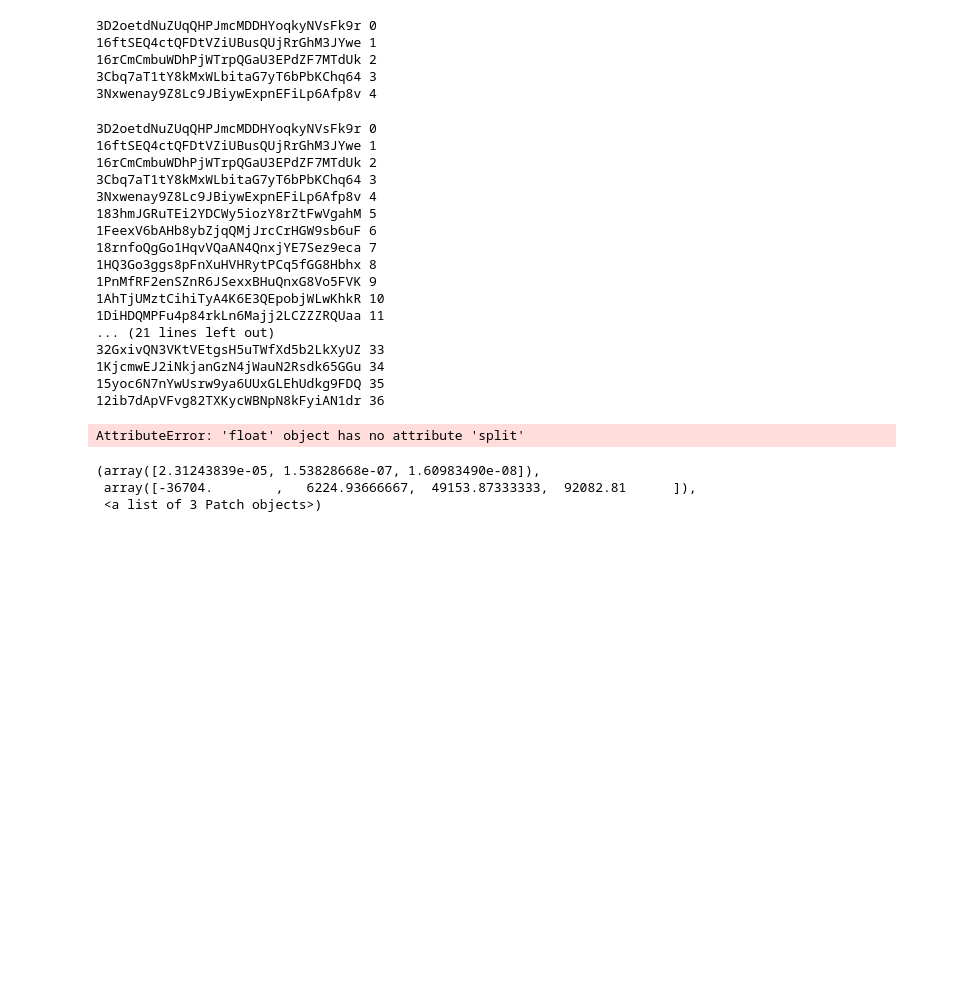
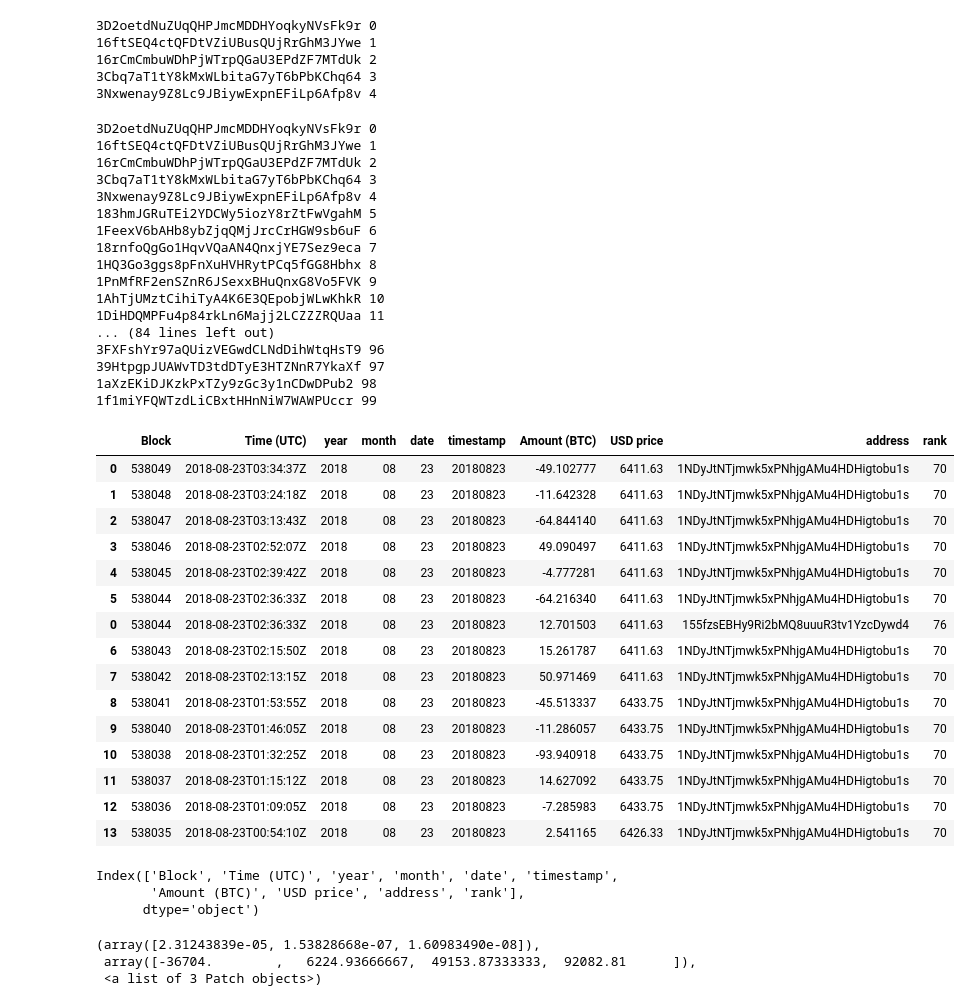
Before and after one commit to gary136/Work_files, a Jupyter notebook: bit_trad_his.ipynb, the cells around one changed output. Drawn from its saved outputs; the diff is of its cells as text; code cells hidden in the pictures; blank space fills up the shorter version.

```diff
--- a/bit_trad_his.ipynb
+++ b/bit_trad_his.ipynb
@@ -105,19 +90,14 @@ df_copy = df.copy()
 # %%
 def clean(df):
     df.columns = ['Block', 'Time (UTC)', 'Amount (BTC)', 'Balance (BTC)', 'Balance (USD)']
-    df['year'] = df['Time (UTC)'].apply(lambda x:x.split('-')[0])
-    df['month'] = df['Time (UTC)'].apply(lambda x:x.split('-')[1])
-    df['date'] = df['Time (UTC)'].apply(lambda x:x[8:10])
     def iso(x):
         t = x.split(' ')
         return t[0]+'T'+t[1]+'Z'
-    df['Time (UTC)'] = df['Time (UTC)'].apply(iso)
     def add(cols):
         year = cols[0]
         month = cols[1]
         date = cols[2]
         return int(str(year)+str(month)+str(date))
-    df['timestamp'] = df[['year', 'month', 'date']].apply(add,axis=1)
     def btc(x):
         x = str(x)[:-4]
         x = x.replace(',','')
@@ -125,17 +105,26 @@ def clean(df):
             return float(x[1:])
         else:
             return float(x)
-    df['Amount (BTC)'] = df['Amount (BTC)'].apply(btc)
-    df['Balance (BTC)'] = df['Balance (BTC)'].apply(btc)
-    df['USD price'] = df['Balance (USD)'].apply(lambda x:x.split('@')[1])
-    df['Balance (USD)'] = df['Balance (USD)'].apply(lambda x:x.split('@')[0])
     def usd(x):
         x = x.replace('$', '')
         x = x.replace(' ', '')
         x = x.replace(',', '')
         return float(x)
-    df['USD price'] = df['USD price'].apply(usd)
-    df['Balance (USD)'] = df['Balance (USD)'].apply(usd)
+    df['year'] = df['Time (UTC)'].apply(lambda x:x.split('-')[0])
+    df['month'] = df['Time (UTC)'].apply(lambda x:x.split('-')[1])
+    df['date'] = df['Time (UTC)'].apply(lambda x:x[8:10])
+    df['Time (UTC)'] = df['Time (UTC)'].apply(iso)
+    df['timestamp'] = df[['year', 'month', 'date']].apply(add,axis=1)
+    df['Amount (BTC)'] = df['Amount (BTC)'].apply(btc)
+    df['Balance (BTC)'] = df['Balance (BTC)'].apply(btc)
+    try:
+        df['USD price'] = df['Balance (USD)'].apply(lambda x:x.split('@')[1])
+        df['Balance (USD)'] = df['Balance (USD)'].apply(lambda x:x.split('@')[0])
+        df['USD price'] = df['USD price'].apply(usd)
+        df['Balance (USD)'] = df['Balance (USD)'].apply(usd)
+    except AttributeError:
+        print('no usd record')
+
     df = df[['Block', 'Time (UTC)', 'year', 'month', 'date', 'timestamp', 'Amount (BTC)', 'Balance (BTC)', 'Balance (USD)', 'USD price']]
     return df
 # %%
@@ -186,6 +154,7 @@ class rich_scrapper(object):
     def get_table(self):
         res = requests.get(self.url, self.headers)
         df = pd.read_html(res.text)[2]
+        df = df[df['Balance, USD'].isnull() != True]
         return df
 
     @staticmethod
@@ -263,11 +232,14 @@ for i in rich_address_short:
 3Nxwenay9Z8Lc9JBiywExpnEFiLp6Afp8v 4
 # %%
 all_list = []
+a = address_scrapper()
+rich_address = a.get_list()
 for i in rich_address:
     print(i, rich_address.index(i))
     t = rich_scrapper('https://bitinfocharts.com/bitcoin/address/{}-full'.format(i))
     df = t.clean_table(t.get_table())
     df['address'] = i
+    df['rank'] = rich_address.index(i) + 1
     all_list.append(df)
 df_sum = pd.concat(all_list).sort_values(by='Block', ascending=False)
 # %% [output]
@@ -283,9 +255,10 @@ df_sum = pd.concat(all_list).sort_values(by='Block', ascending=False)
 1PnMfRF2enSZnR6JSexxBHuQnxG8Vo5FVK 9
 1AhTjUMztCihiTyA4K6E3QEpobjWLwKhkR 10
 1DiHDQMPFu4p84rkLn6Majj2LCZZZRQUaa 11
-... (21 lines left out)
-32GxivQN3VKtVEtgsH5uTWfXd5b2LkXyUZ 33
-1KjcmwEJ2iNkjanGzN4jWauN2Rsdk65GGu 34
-15yoc6N7nYwUsrw9ya6UUxGLEhUdkg9FDQ 35
-12ib7dApVFvg82TXKycWBNpN8kFyiAN1dr 36
+... (84 lines left out)
+3FXFshYr97aQUizVEGwdCLNdDihWtqHsT9 96
+39HtpgpJUAWvTD3tdDTyE3HTZNnR7YkaXf 97
+1aXzEKiDJKzkPxTZy9zGc3y1nCDwDPub2 98
+1f1miYFQWTzdLiCBxtHHnNiW7WAWPUccr 99
-AttributeError: 'float' object has no attribute 'split'
+# %%
+df_sum.drop(['Balance (BTC)', 'Balance (USD)'],axis=1,inplace=True)
@@ -292,3 +267,28 @@ AttributeError: 'float' object has no attribute 'split'
+# %%
+df_sum.head(15)
+# %% [output]
+|  | Block | Time (UTC) | year | month | date | timestamp | Amount (BTC) | USD price | address | rank |
+| 0 | 538049 | 2018-08-23T03:34:37Z | 2018 | 08 | 23 | 20180823 | -49.102777 | 6411.63 | 1NDyJtNTjmwk5xPNhjgAMu4HDHigtobu1s | 70 |
+| 1 | 538048 | 2018-08-23T03:24:18Z | 2018 | 08 | 23 | 20180823 | -11.642328 | 6411.63 | 1NDyJtNTjmwk5xPNhjgAMu4HDHigtobu1s | 70 |
+| 2 | 538047 | 2018-08-23T03:13:43Z | 2018 | 08 | 23 | 20180823 | -64.844140 | 6411.63 | 1NDyJtNTjmwk5xPNhjgAMu4HDHigtobu1s | 70 |
+| 3 | 538046 | 2018-08-23T02:52:07Z | 2018 | 08 | 23 | 20180823 | 49.090497 | 6411.63 | 1NDyJtNTjmwk5xPNhjgAMu4HDHigtobu1s | 70 |
+| 4 | 538045 | 2018-08-23T02:39:42Z | 2018 | 08 | 23 | 20180823 | -4.777281 | 6411.63 | 1NDyJtNTjmwk5xPNhjgAMu4HDHigtobu1s | 70 |
+| 5 | 538044 | 2018-08-23T02:36:33Z | 2018 | 08 | 23 | 20180823 | -64.216340 | 6411.63 | 1NDyJtNTjmwk5xPNhjgAMu4HDHigtobu1s | 70 |
+| 0 | 538044 | 2018-08-23T02:36:33Z | 2018 | 08 | 23 | 20180823 | 12.701503 | 6411.63 | 155fzsEBHy9Ri2bMQ8uuuR3tv1YzcDywd4 | 76 |
+| 6 | 538043 | 2018-08-23T02:15:50Z | 2018 | 08 | 23 | 20180823 | 15.261787 | 6411.63 | 1NDyJtNTjmwk5xPNhjgAMu4HDHigtobu1s | 70 |
+| 7 | 538042 | 2018-08-23T02:13:15Z | 2018 | 08 | 23 | 20180823 | 50.971469 | 6411.63 | 1NDyJtNTjmwk5xPNhjgAMu4HDHigtobu1s | 70 |
+| 8 | 538041 | 2018-08-23T01:53:55Z | 2018 | 08 | 23 | 20180823 | -45.513337 | 6433.75 | 1NDyJtNTjmwk5xPNhjgAMu4HDHigtobu1s | 70 |
+| 9 | 538040 | 2018-08-23T01:46:05Z | 2018 | 08 | 23 | 20180823 | -11.286057 | 6433.75 | 1NDyJtNTjmwk5xPNhjgAMu4HDHigtobu1s | 70 |
+| 10 | 538038 | 2018-08-23T01:32:25Z | 2018 | 08 | 23 | 20180823 | -93.940918 | 6433.75 | 1NDyJtNTjmwk5xPNhjgAMu4HDHigtobu1s | 70 |
+| 11 | 538037 | 2018-08-23T01:15:12Z | 2018 | 08 | 23 | 20180823 | 14.627092 | 6433.75 | 1NDyJtNTjmwk5xPNhjgAMu4HDHigtobu1s | 70 |
+| 12 | 538036 | 2018-08-23T01:09:05Z | 2018 | 08 | 23 | 20180823 | -7.285983 | 6433.75 | 1NDyJtNTjmwk5xPNhjgAMu4HDHigtobu1s | 70 |
+| 13 | 538035 | 2018-08-23T00:54:10Z | 2018 | 08 | 23 | 20180823 | 2.541165 | 6426.33 | 1NDyJtNTjmwk5xPNhjgAMu4HDHigtobu1s | 70 |
+# %%
+df_sum.columns
+# %% [output]
+Index(['Block', 'Time (UTC)', 'year', 'month', 'date', 'timestamp',
+       'Amount (BTC)', 'USD price', 'address', 'rank'],
+      dtype='object')
 # %%
 df_t = pd.concat(all_list).sort_values(by='Block', ascending=False)
 # %%
```
Also changed, not shown: parts of 9 cells of this notebook, 13 other files.
